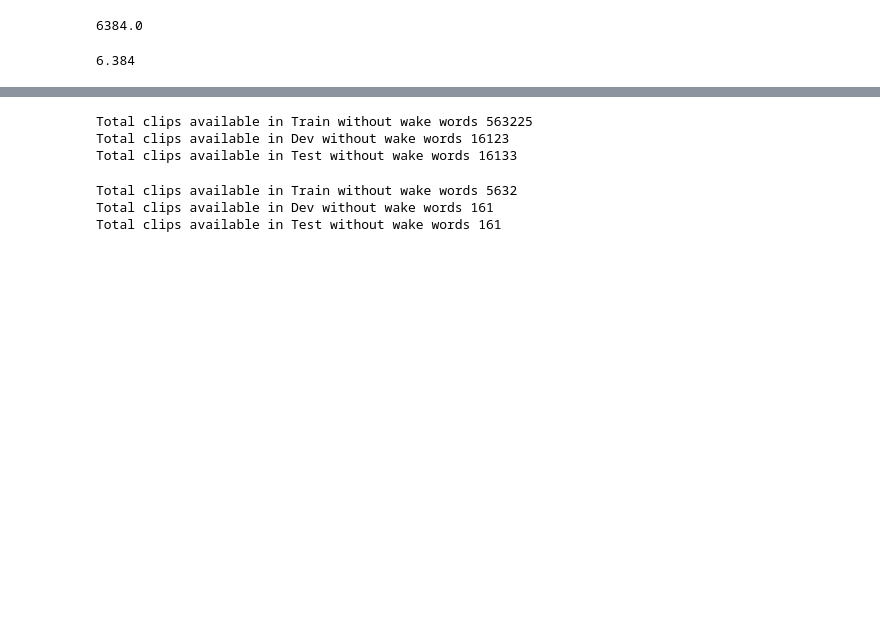
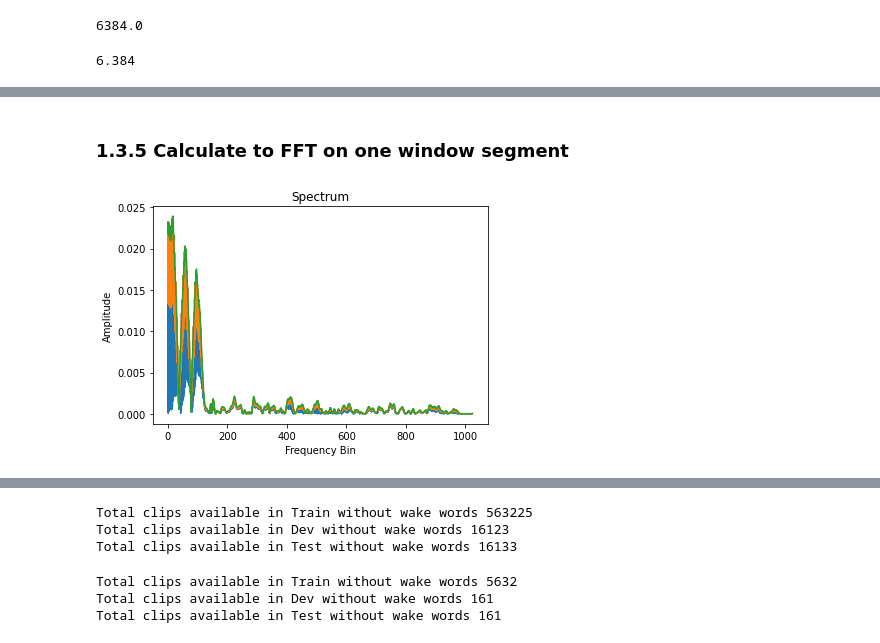
Before and after one commit to rajashekar/colab, a Jupyter notebook: wake_word_scratch.ipynb, the cells around one changed output, grey strips where cells are left out. Saved outputs shown, nothing was run; the diff lists cells and outputs as text; code cells hidden in the pictures; blank space fills up the shorter version.

```diff
--- a/wake_word_scratch.ipynb
+++ b/wake_word_scratch.ipynb
@@ -162,0 +256,12 @@ Audio(sounddata,rate=sr)
+# %% [markdown]
+### 1.3.5 Calculate to FFT on one window segment
+# %%
+# calculating FFT for one windowed segment
+n_fft = 512
+ft = np.abs(librosa.stft(sounddata[:n_fft], hop_length = 200))
+plt.plot(ft);
+plt.title('Spectrum');
+plt.xlabel('Frequency Bin');
+plt.ylabel('Amplitude');
+# %% [output]
+[figure, added]
```
Also changed, not shown: parts of 71 cells of this notebook.
